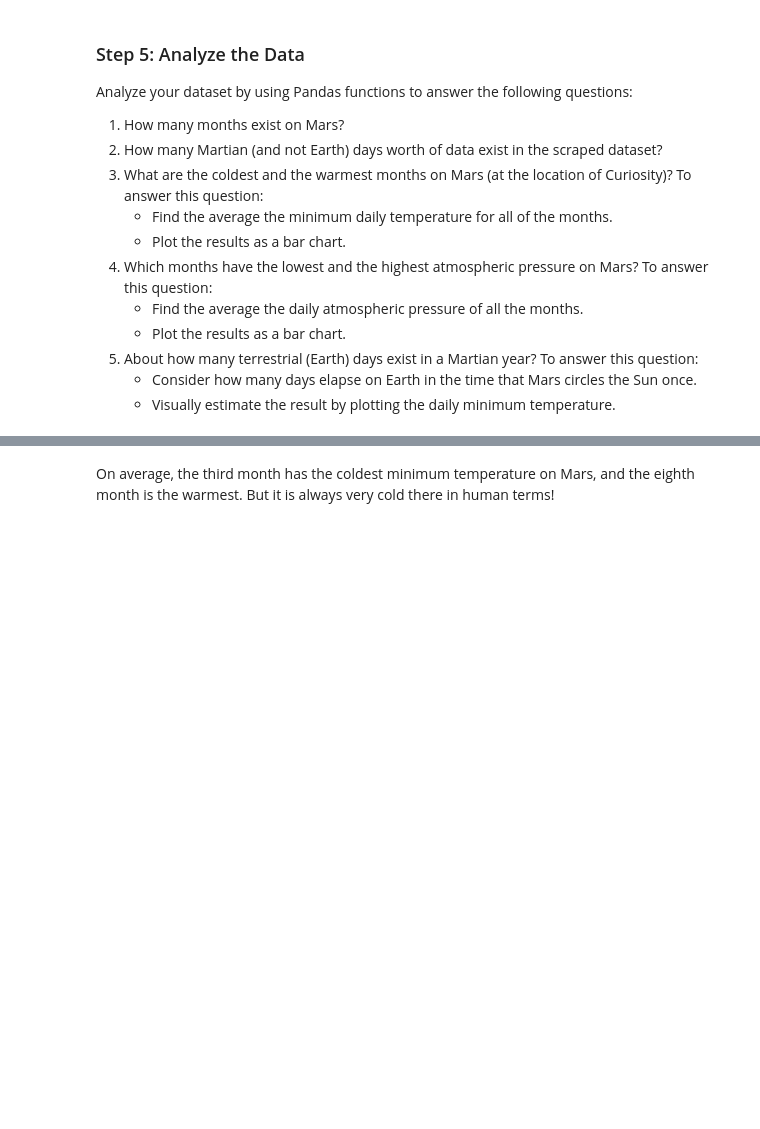
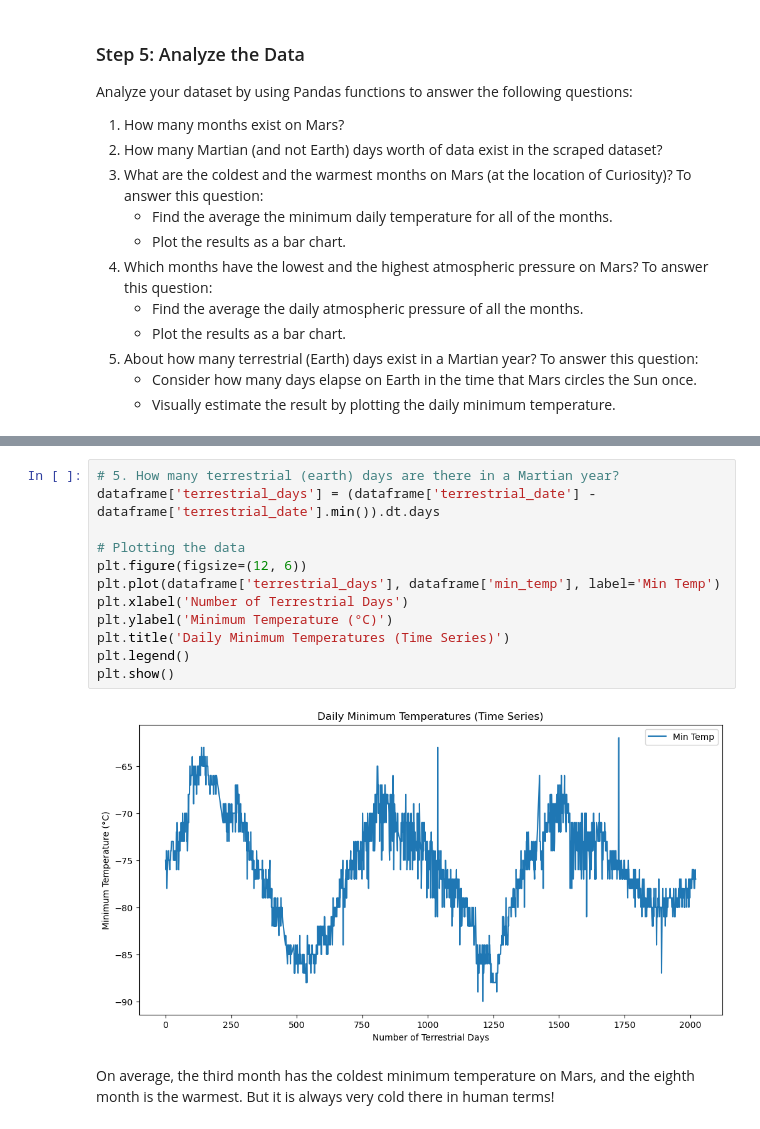
Before and after one commit to CalebCutrer/Mod_11_challenge, a Jupyter notebook: part_2_mars_weather.ipynb, the cells around one changed output, grey strips where cells are left out. Drawn from its saved outputs; the diff is of its cells as text; blank space fills up the shorter version.

```diff
--- a/part_2_mars_weather.ipynb
+++ b/part_2_mars_weather.ipynb
@@ -204,3 +254,17 @@ Name: pressure, dtype: float64
+# %%
+# 5. How many terrestrial (earth) days are there in a Martian year?
+dataframe['terrestrial_days'] = (dataframe['terrestrial_date'] - dataframe['terrestrial_date'].min()).dt.days
+
+# Plotting the data
+plt.figure(figsize=(12, 6))
+plt.plot(dataframe['terrestrial_days'], dataframe['min_temp'], label='Min Temp')
+plt.xlabel('Number of Terrestrial Days')
+plt.ylabel('Minimum Temperature (°C)')
+plt.title('Daily Minimum Temperatures (Time Series)')
+plt.legend()
+plt.show()
+# %% [output]
+[figure, added]
 # %% [markdown]
 On average, the third month has the coldest minimum temperature on Mars, and the eighth month is the warmest. But it is always very cold there in human terms!
 # %% [markdown]
```
Also changed, not shown: parts of 20 cells of this notebook, 1 other file.
